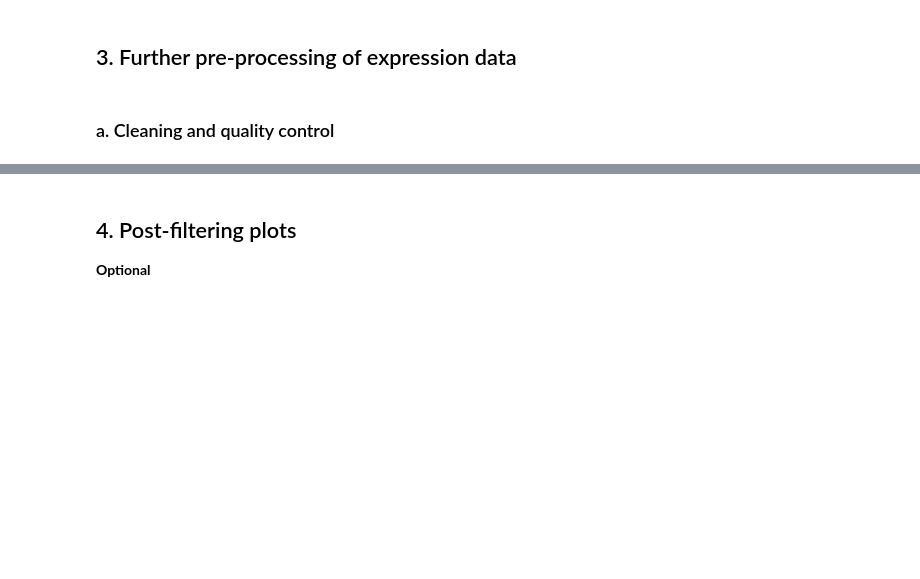
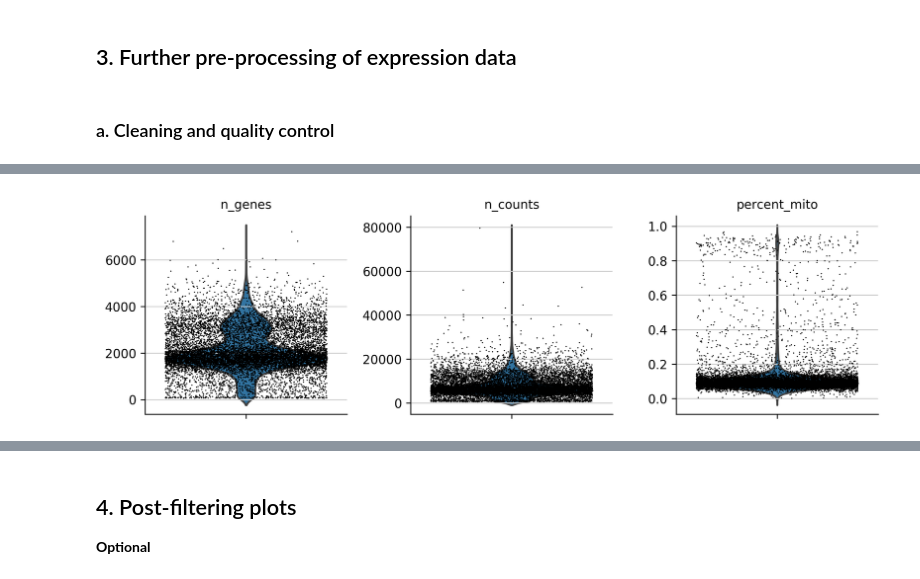
Before and after one commit to carlos-a-enriquez/dask_k8s, a Jupyter notebook: PBMC_project/PBMC10k_SCENIC_short-version.ipynb, the cells around one changed output, grey strips where cells are left out. Saved outputs shown, nothing was run; the diff lists cells and outputs as text; code cells hidden in the pictures; blank space fills up the shorter version.

```diff
--- a/PBMC_project/PBMC10k_SCENIC_short-version.ipynb
+++ b/PBMC_project/PBMC10k_SCENIC_short-version.ipynb
@@ -83,0 +211,5 @@ adata.obs['n_counts'] = np.ravel(adata.X.sum(axis=1))
+# %%
+sc.pl.violin(adata, ['n_genes', 'n_counts', 'percent_mito'],
+    jitter=0.4, multi_panel=True )
+# %% [output]
+[figure, added]
```
Also changed, not shown: parts of 25 cells of this notebook, 1 other file.
